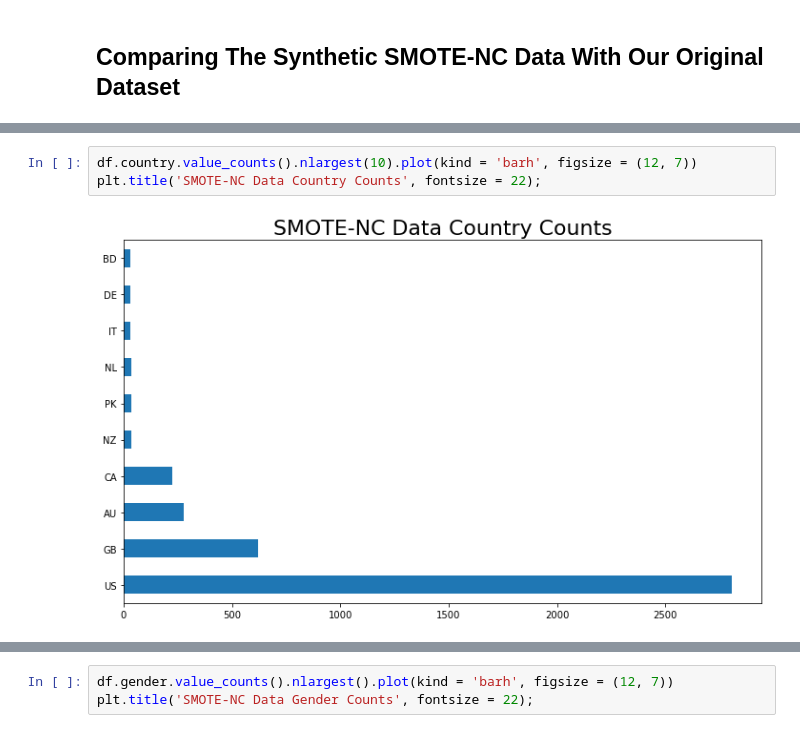
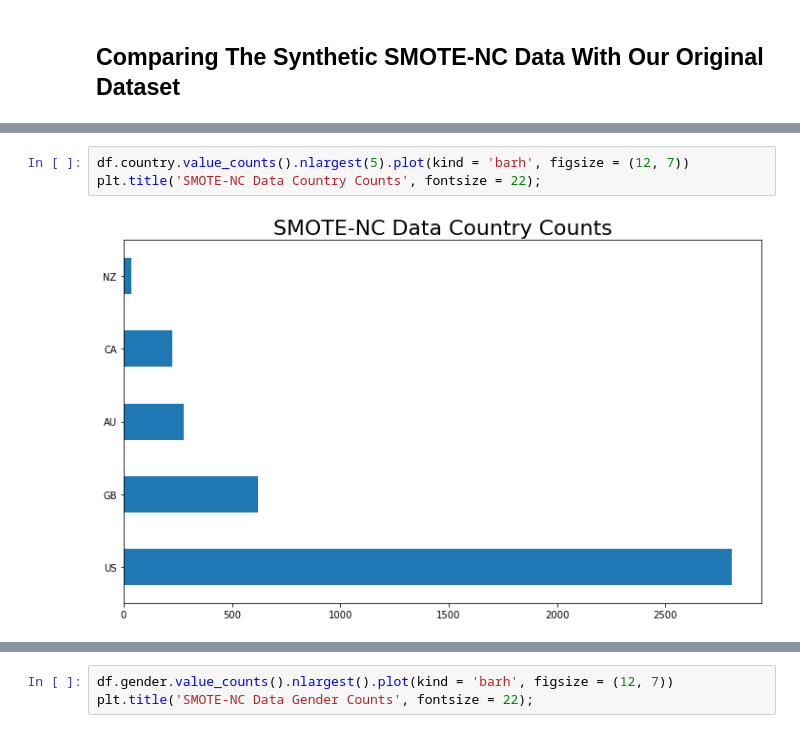
Before and after one commit to sam-cannon/X, a Jupyter notebook: Single Theme Group Admin Targeting.ipynb, the cells around one changed output, grey strips where cells are left out. Cells and saved outputs as stored; diff of their text form.

```diff
--- a/Single Theme Group Admin Targeting.ipynb
+++ b/Single Theme Group Admin Targeting.ipynb
@@ -292,8 +272,8 @@ plt.title('Original Data Country Counts', fontsize = 22);
 # %%
-df.country.value_counts().nlargest(10).plot(kind = 'barh', figsize = (12, 7))
+df.country.value_counts().nlargest(5).plot(kind = 'barh', figsize = (12, 7))
 plt.title('SMOTE-NC Data Country Counts', fontsize = 22);
 # %% [output]
-[figure, old version]
+[figure, new version]
 # %%
 smote_df_2.gender.value_counts().plot(kind = 'barh', figsize = (12, 7))
 plt.title('Original Data Gender Counts', fontsize = 22);
```
Also changed, not shown: parts of 63 cells of this notebook.
